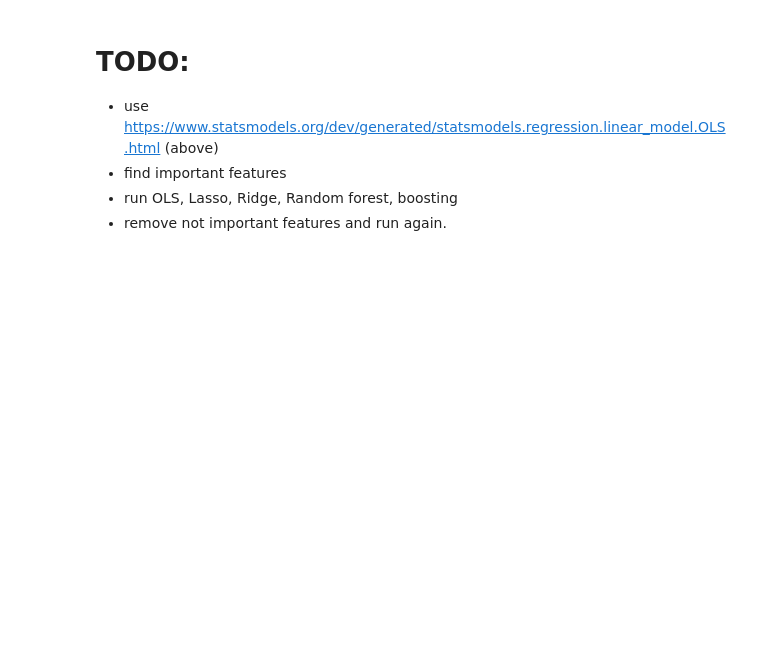
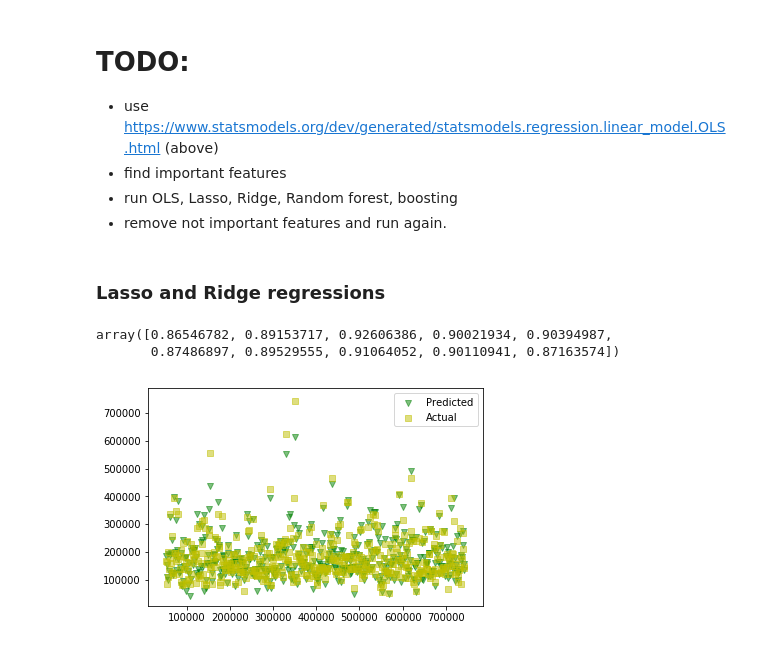
Before and after one commit to leeorn/Thinkful, a Jupyter notebook: Bootcamp/Unit 3/Capstone_project.ipynb, the cells around one changed output. Drawn from its saved outputs; the diff is of its cells as text; code cells hidden in the pictures; blank space fills up the shorter version.

```diff
--- a/Bootcamp/Unit 3/Capstone_project.ipynb
+++ b/Bootcamp/Unit 3/Capstone_project.ipynb
@@ -485,9 +486,9 @@ The idea for this feature is to check the min and max values, and the distributi
 # %%
 print ("# of unique values:", df['MasVnrArea'].nunique())
 
-x = df['MasVnrArea'].unique()
+t = df['MasVnrArea'].unique()
 
-print("Min value {}; Max value {}".format(min(x), max(x)))
+print("Min value {}; Max value {}".format(min(t), max(t)))
 # %% [output]
 # of unique values: 444
 Min value 0.0; Max value 1600.0
@@ -1056,3 +1051,37 @@ results = model.fit()
 - find important features
 - run OLS, Lasso, Ridge, Random forest, boosting
 - remove not important features and run again.
+# %%
+thr = int(len(X) / 3) * 2
+
+X_train = X[:thr]
+X_test = X[thr:]
+y_train = y[:thr]
+y_test = y[thr:]
+# %%
+max_val = max(y_test)
+min_val = min(y_test)
+
+s = np.arange(min_val, max_val, 1430)
+s = s[:-1]
+# %% [markdown]
+### Lasso and Ridge regressions
+# %%
+# lasso
+lasso = Lasso(tol=0.03)
+lasso_scores = cross_val_score(lasso, X, y, cv=10)
+
+lasso_scores
+# %% [output]
+array([0.86546782, 0.89153717, 0.92606386, 0.90021934, 0.90394987,
+       0.87486897, 0.89529555, 0.91064052, 0.90110941, 0.87163574])
+# %%
+lasso.fit(X_train, y_train)
+pred = lasso.predict(X_test)
+
+plt.scatter(s, pred, color='g', alpha=0.5, marker='v')
+plt.scatter(s, y_test, color='y', alpha=0.5, marker='s')
+plt.legend(labels=['Predicted', 'Actual'])
+plt.show()
+# %% [output]
+[figure, added]
```
Also changed, not shown: parts of 39 cells of this notebook.
